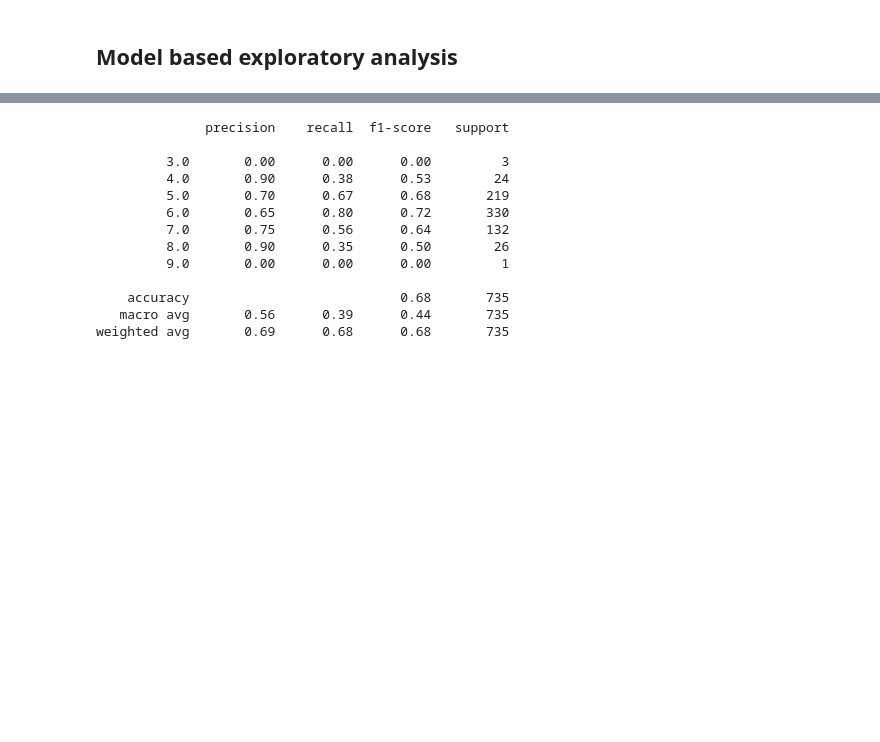
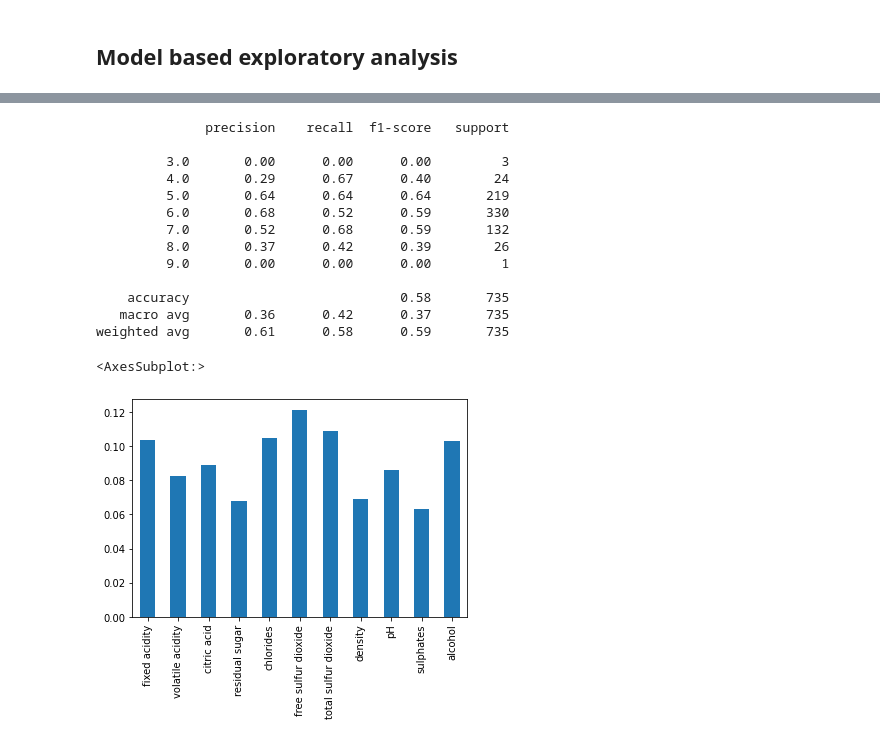
Before and after one commit to Ephraim-Akolo/Wine-Quality-Estimation, a Jupyter notebook: ML Model/jupyter notebook/create_model.ipynb, the cells around one changed output, grey strips where cells are left out. Saved outputs shown, nothing was run; the diff lists cells and outputs as text; code cells hidden in the pictures; blank space fills up the shorter version.

```diff
--- a/ML Model/jupyter notebook/create_model.ipynb
+++ b/ML Model/jupyter notebook/create_model.ipynb
@@ -389,0 +407,6 @@ def fit_test_models(models:dict, dataframes:list):
+# %%
+model = RandomForestClassifier(random_state=10)
+x_train, x_test, y_train, y_test = train_test_split(wine_dataframe4.drop('quality', axis=1), wine_dataframe4.quality, test_size=0.15,random_state=10);
+score = model.fit(x_train, y_train);
+y_preds = model.predict(x_test);
+print(classification_report(y_test, y_preds));
@@ -390,18 +427,24 @@ def fit_test_models(models:dict, dataframes:list):
 # %%
-estimator = RandomForestClassifier(random_state=10).fit(wine_dataframe2.drop('quality', axis=1), wine_dataframe2.quality)
-y_preds = estimator.predict(pd.read_csv("../data/wine-testing-data.csv"))
-print(classification_report(pd.read_csv("../data/wine-quality.csv"), y_preds))
+y_preds = model.predict(pd.read_csv("../data/wine-testing-data.csv").values)
+print(classification_report(pd.read_csv("../data/wine-quality.csv").values, y_preds));
 # %% [output]
               precision    recall  f1-score   support
 
          3.0       0.00      0.00      0.00         3
-         4.0       0.90      0.38      0.53        24
-         5.0       0.70      0.67      0.68       219
-         6.0       0.65      0.80      0.72       330
-         7.0       0.75      0.56      0.64       132
-         8.0       0.90      0.35      0.50        26
+         4.0       0.29      0.67      0.40        24
+         5.0       0.64      0.64      0.64       219
+         6.0       0.68      0.52      0.59       330
+         7.0       0.52      0.68      0.59       132
+         8.0       0.37      0.42      0.39        26
          9.0       0.00      0.00      0.00         1
 
-    accuracy                           0.68       735
-   macro avg       0.56      0.39      0.44       735
-weighted avg       0.69      0.68      0.68       735
+    accuracy                           0.58       735
+   macro avg       0.36      0.42      0.37       735
+weighted avg       0.61      0.58      0.59       735
+# %%
+f = pd.Series(model.feature_importances_, index=model.feature_names_in_)
+fig, ax = plt.subplots()
+f.plot.bar(ax=ax )
+# %% [output]
+<AxesSubplot:>
+[figure, added]
```
Also changed, not shown: parts of 44 cells of this notebook, 8 other files.
